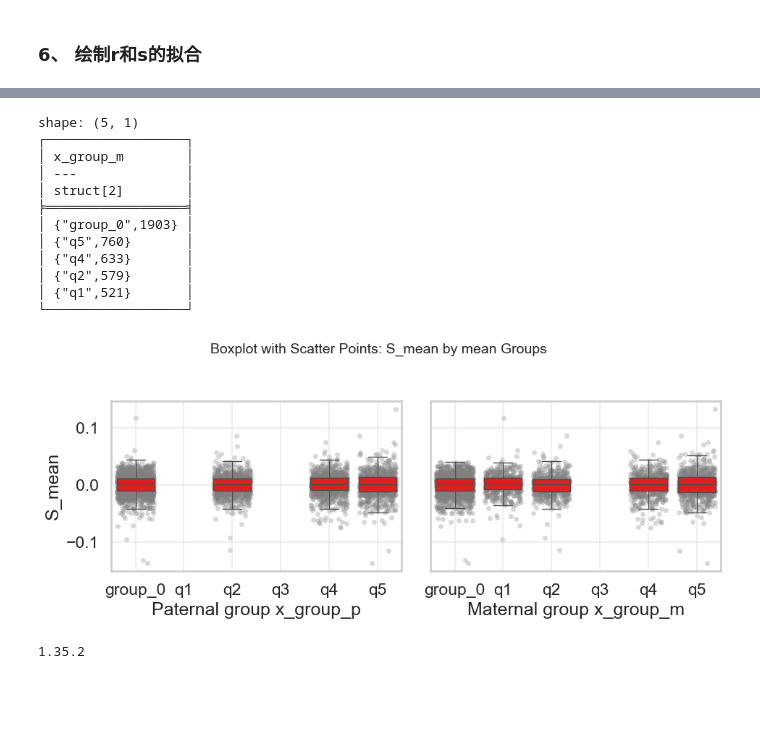
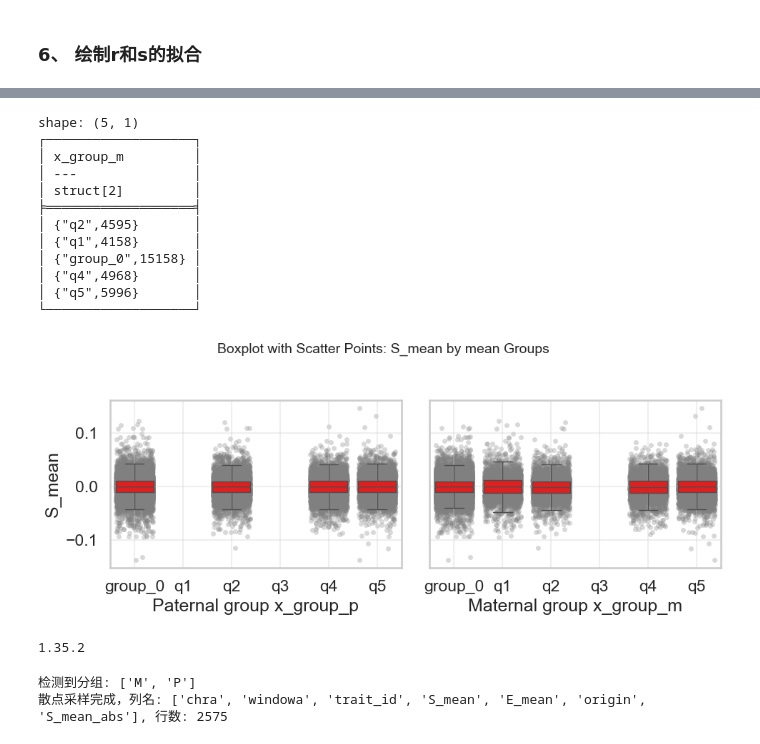
Before and after one commit to HuTaoJiaZiAckerman/STATStools_plot, a Jupyter notebook: 04.选择系数与表型系数.ipynb, the cells around one changed output, grey strips where cells are left out. Saved outputs shown, nothing was run; the diff lists cells and outputs as text; code cells hidden in the pictures; blank space fills up the shorter version.

```diff
--- a/04.选择系数与表型系数.ipynb
+++ b/04.选择系数与表型系数.ipynb
@@ -24,13 +24,13 @@ d:\02.File\2025-2026学年第2学期\01.代码整理\2026.2-stage4-代码（画
 # %%
 # 导入数据
 #trait = 24
-maternal_file_path = rf'F:\04.Data_v2\caominghao_v4\c15.coefficient_selection\trait10_v9_pos_male\hyper_result_chrom*_window*_trait*_maternal_v9.parquet'
+maternal_file_path = rf'F:\04.Data_v2\caominghao_v4\c15.coefficient_selection\trait*_v9_pos_male\hyper_result_chrom*_window*_trait*_maternal_v9.parquet'
 maternal_df = pl.scan_parquet(maternal_file_path).select("chra","windowa","trait_id","S_mean","E_mean").with_columns(pl.lit('M').alias("origin")).collect()
-paternal_file_path = rf'F:\04.Data_v2\caominghao_v4\c15.coefficient_selection\trait10_v9_pos_male\hyper_result_chrom*_window*_trait*_paternal_v9.parquet'
+paternal_file_path = rf'F:\04.Data_v2\caominghao_v4\c15.coefficient_selection\trait*_v9_pos_male\hyper_result_chrom*_window*_trait*_paternal_v9.parquet'
 paternal_df = pl.scan_parquet(paternal_file_path).select("chra","windowa","trait_id","S_mean","E_mean").with_columns(pl.lit('P').alias("origin")).collect()
 df = pl.concat([paternal_df, maternal_df], how="vertical")
 # 定义输出文件路径
-output_path = rf'F:\04.Data_v2\caominghao_v4\c15.coefficient_selection\c_trait10_v9_pos_male_combined_hyper_result.parquet'
+output_path = rf'F:\04.Data_v2\caominghao_v4\c15.coefficient_selection\c_trait_all_v9_pos_male_combined_hyper_result.parquet'
 # 将 df 导出为 parquet 文件
 df.write_parquet(output_path)
 print(f"数据已成功导出至: {output_path}")
@@ -822,17 +822,17 @@ df_groups_pd = df_groups.to_pandas()
 print(df_groups.select(pl.col('x_group_m').value_counts()))
 # %% [output]
 shape: (5, 1)
-┌──────────────────┐
-│ x_group_m        │
-│ ---              │
-│ struct[2]        │
-╞══════════════════╡
-│ {"group_0",1903} │
-│ {"q5",760}       │
-│ {"q4",633}       │
-│ {"q2",579}       │
-│ {"q1",521}       │
-└──────────────────┘
+┌───────────────────┐
+│ x_group_m         │
+│ ---               │
+│ struct[2]         │
+╞═══════════════════╡
+│ {"q2",4595}       │
+│ {"q1",4158}       │
+│ {"group_0",15158} │
+│ {"q4",4968}       │
+│ {"q5",5996}       │
+└───────────────────┘
 # %%
 y_label = 'S_mean'
 x_label_left = 'x_group_p'
@@ -878,35 +878,35 @@ sns.boxplot(data=df_groups_pd,
             order=order,
             legend=False, # close legend
             showfliers=False, # close outliers
             zorder=10, # top layer
             width = 0.78,
             color = 'red', #'#303BDB' # color
             ax = ax2
            )  # 箱线图在底层
 sns.stripplot(data=df_groups_pd,
               x=x_label_right,
               y=y_label,
               color='grey',
               alpha=0.3,
               jitter=0.38,
               zorder=0,
               ax = ax2)
 ax2.set_xlabel(f'{x_title_right}')
 ax2.set_ylabel(f'{y_label}')
 ax2.tick_params(axis='x', rotation=0)
 ax2.grid(True, alpha=0.3)
 
 
 # 添加居中的总标题
 fig.suptitle(f'Boxplot with Scatter Points: {y_label} by mean Groups', fontsize=14, y=1.02)
 
 plt.tight_layout()
-plot_path_5 = rf"D:\02.File\2025-2026学年第2学期\02.文章\2025.3.25\附图\Fig6D.pdf"
+plot_path_5 = rf"D:\02.File\2025-2026学年第2学期\02.文章\2026.3.28\01.代码直出\2026.4.7_Fig4_r.pdf"
 plt.savefig(plot_path_5, format='pdf', dpi=300, bbox_inches='tight')
 
 plt.show()
 # %% [output]
-[figure, old version]
+[figure, new version]
 # %%
 print(pl.__version__)
 print(pl.__version__)
@@ -914,0 +985,31 @@ print(pl.__version__)
+# %%
+# ==========================================
+# 1. 数据准备
+# ==========================================
+df_plot = df.with_columns(
+    pl.col('S_mean').alias('S_mean_abs')
+).filter(
+    pl.col('E_mean').is_not_null() &
+    pl.col('S_mean').is_not_null() &
+    pl.col('E_mean').is_finite() &
+    pl.col('S_mean').is_finite() &
+    pl.col('origin').is_not_null()
+)
+
+groups = df_plot['origin'].unique().sort().to_list()
+print(f"检测到分组: {groups}")
+
+# 全量 pandas（用于统计检验和密度图）
+df_pd_full = df_plot.to_pandas()
+
+# ✅ 只取 0.5% 的点用于散点绘制
+# 手动分组采样后 concat，彻底避免 groupby().apply() 的索引问题
+_strip_parts = []
+for _grp in df_pd_full['origin'].unique():
+    _sub = df_pd_full[df_pd_full['origin'] == _grp]
+    _strip_parts.append(_sub.sample(frac=0.005, random_state=42))
+df_pd_strip = pd.concat(_strip_parts, ignore_index=True)
+print(f"散点采样完成，列名: {df_pd_strip.columns.tolist()}, 行数: {len(df_pd_strip)}")
+# %% [output]
+检测到分组: ['M', 'P']
+散点采样完成，列名: ['chra', 'windowa', 'trait_id', 'S_mean', 'E_mean', 'origin', 'S_mean_abs'], 行数: 2575
```
Also changed, not shown: parts of 12 cells of this notebook, 2 other files.
